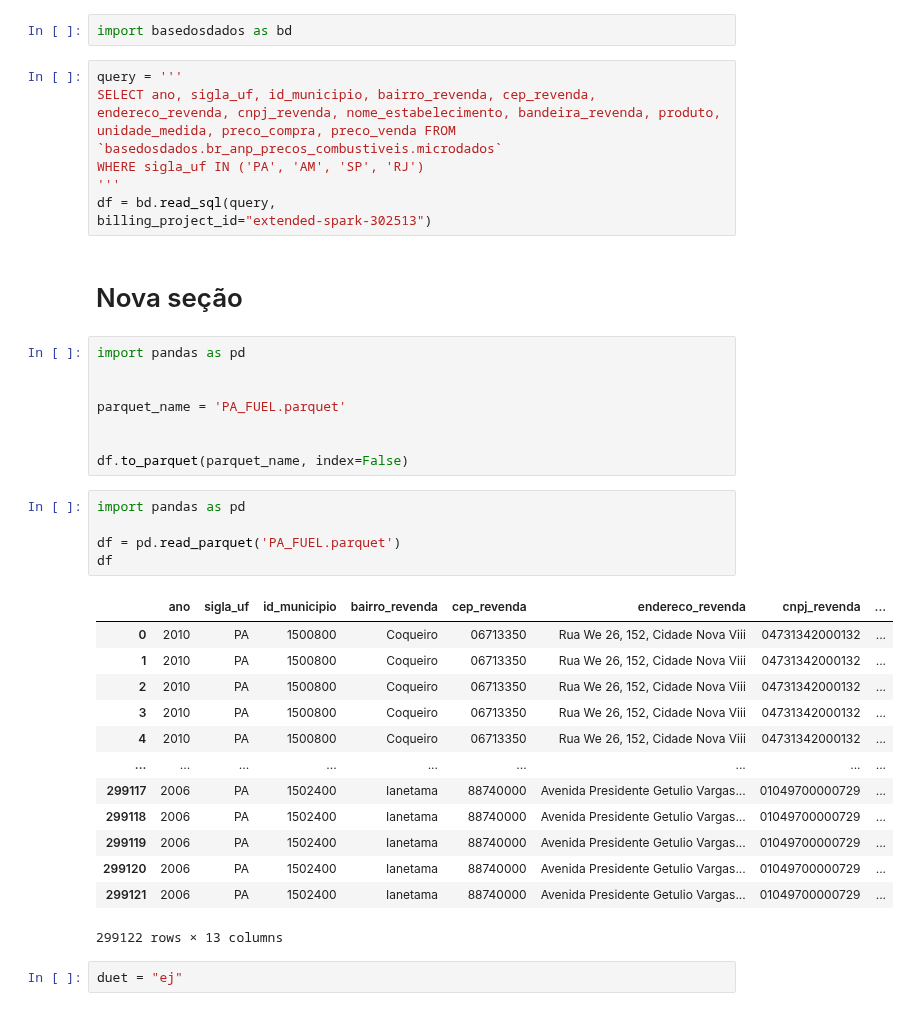
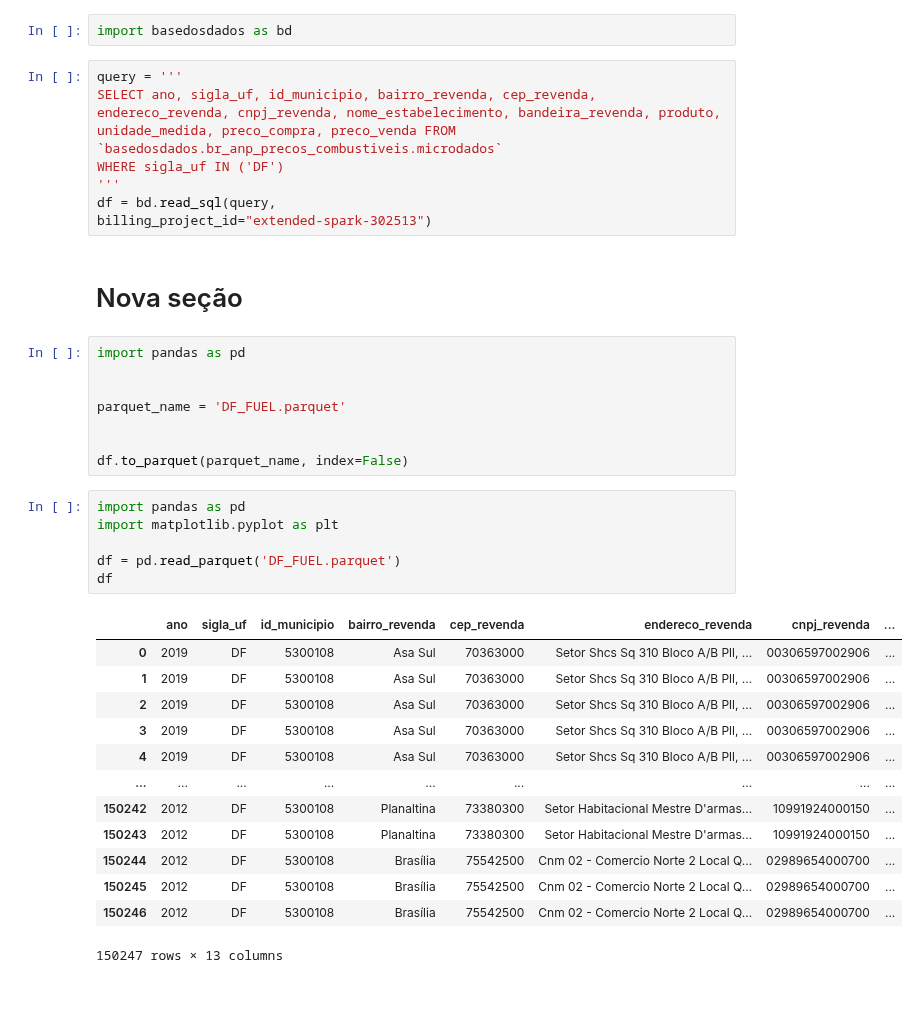
Before and after one commit to estevaocardoso/projetos-estevao, a Jupyter notebook: GAS_ML/GETTING_DF.ipynb, the cells around one changed output. Cells and saved outputs as stored; diff of their text form.

```diff
--- a/GAS_ML/GETTING_DF.ipynb
+++ b/GAS_ML/GETTING_DF.ipynb
@@ -5,7 +5,7 @@ import basedosdados as bd
 # %%
 query = '''
 SELECT ano, sigla_uf, id_municipio, bairro_revenda, cep_revenda, endereco_revenda, cnpj_revenda, nome_estabelecimento, bandeira_revenda, produto, unidade_medida, preco_compra, preco_venda FROM `basedosdados.br_anp_precos_combustiveis.microdados`
-WHERE sigla_uf IN ('PA', 'AM', 'SP', 'RJ')
+WHERE sigla_uf IN ('DF')
 '''
 df = bd.read_sql(query,
 billing_project_id="extended-spark-302513")
@@ -15,28 +15,27 @@ billing_project_id="extended-spark-302513")
 import pandas as pd
 
 
-parquet_name = 'PA_FUEL.parquet'
+parquet_name = 'DF_FUEL.parquet'
 
 
 df.to_parquet(parquet_name, index=False)
 # %%
 import pandas as pd
+import matplotlib.pyplot as plt
 
-df = pd.read_parquet('PA_FUEL.parquet')
+df = pd.read_parquet('DF_FUEL.parquet')
 df
 # %% [output]
 |  | ano | sigla_uf | id_municipio | bairro_revenda | cep_revenda | endereco_revenda | cnpj_revenda | ... |
-| 0 | 2010 | PA | 1500800 | Coqueiro | 06713350 | Rua We 26, 152, Cidade Nova Viii | 04731342000132 | ... |
-| 1 | 2010 | PA | 1500800 | Coqueiro | 06713350 | Rua We 26, 152, Cidade Nova Viii | 04731342000132 | ... |
-| 2 | 2010 | PA | 1500800 | Coqueiro | 06713350 | Rua We 26, 152, Cidade Nova Viii | 04731342000132 | ... |
-| 3 | 2010 | PA | 1500800 | Coqueiro | 06713350 | Rua We 26, 152, Cidade Nova Viii | 04731342000132 | ... |
-| 4 | 2010 | PA | 1500800 | Coqueiro | 06713350 | Rua We 26, 152, Cidade Nova Viii | 04731342000132 | ... |
+| 0 | 2019 | DF | 5300108 | Asa Sul | 70363000 | Setor Shcs Sq 310 Bloco A/B Pll, ... | 00306597002906 | ... |
+| 1 | 2019 | DF | 5300108 | Asa Sul | 70363000 | Setor Shcs Sq 310 Bloco A/B Pll, ... | 00306597002906 | ... |
+| 2 | 2019 | DF | 5300108 | Asa Sul | 70363000 | Setor Shcs Sq 310 Bloco A/B Pll, ... | 00306597002906 | ... |
+| 3 | 2019 | DF | 5300108 | Asa Sul | 70363000 | Setor Shcs Sq 310 Bloco A/B Pll, ... | 00306597002906 | ... |
+| 4 | 2019 | DF | 5300108 | Asa Sul | 70363000 | Setor Shcs Sq 310 Bloco A/B Pll, ... | 00306597002906 | ... |
 | ... | ... | ... | ... | ... | ... | ... | ... | ... |
-| 299117 | 2006 | PA | 1502400 | Ianetama | 88740000 | Avenida Presidente Getulio Vargas... | 01049700000729 | ... |
-| 299118 | 2006 | PA | 1502400 | Ianetama | 88740000 | Avenida Presidente Getulio Vargas... | 01049700000729 | ... |
-| 299119 | 2006 | PA | 1502400 | Ianetama | 88740000 | Avenida Presidente Getulio Vargas... | 01049700000729 | ... |
-| 299120 | 2006 | PA | 1502400 | Ianetama | 88740000 | Avenida Presidente Getulio Vargas... | 01049700000729 | ... |
-| 299121 | 2006 | PA | 1502400 | Ianetama | 88740000 | Avenida Presidente Getulio Vargas... | 01049700000729 | ... |
+| 150242 | 2012 | DF | 5300108 | Planaltina | 73380300 | Setor Habitacional Mestre D'armas... | 10991924000150 | ... |
+| 150243 | 2012 | DF | 5300108 | Planaltina | 73380300 | Setor Habitacional Mestre D'armas... | 10991924000150 | ... |
+| 150244 | 2012 | DF | 5300108 | Brasília | 75542500 | Cnm 02 - Comercio Norte 2 Local Q... | 02989654000700 | ... |
+| 150245 | 2012 | DF | 5300108 | Brasília | 75542500 | Cnm 02 - Comercio Norte 2 Local Q... | 02989654000700 | ... |
+| 150246 | 2012 | DF | 5300108 | Brasília | 75542500 | Cnm 02 - Comercio Norte 2 Local Q... | 02989654000700 | ... |
-299122 rows × 13 columns
+150247 rows × 13 columns
-# %%
-duet = "ej"
```
Also changed, not shown: parts of 2 cells of this notebook, 3 other files.
